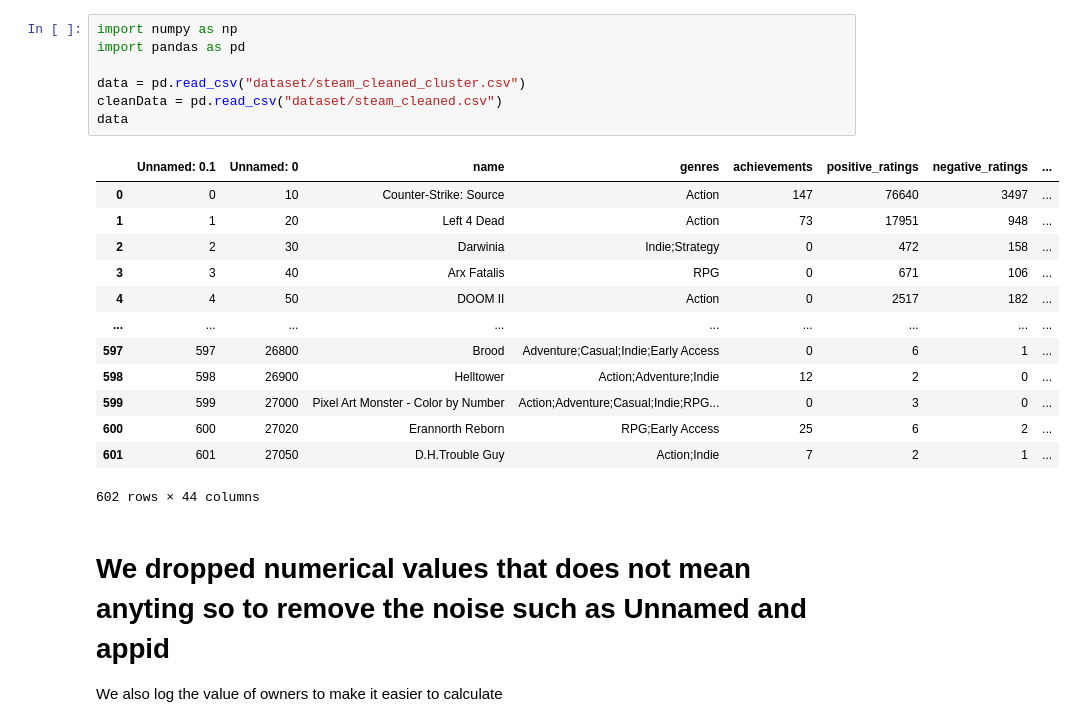
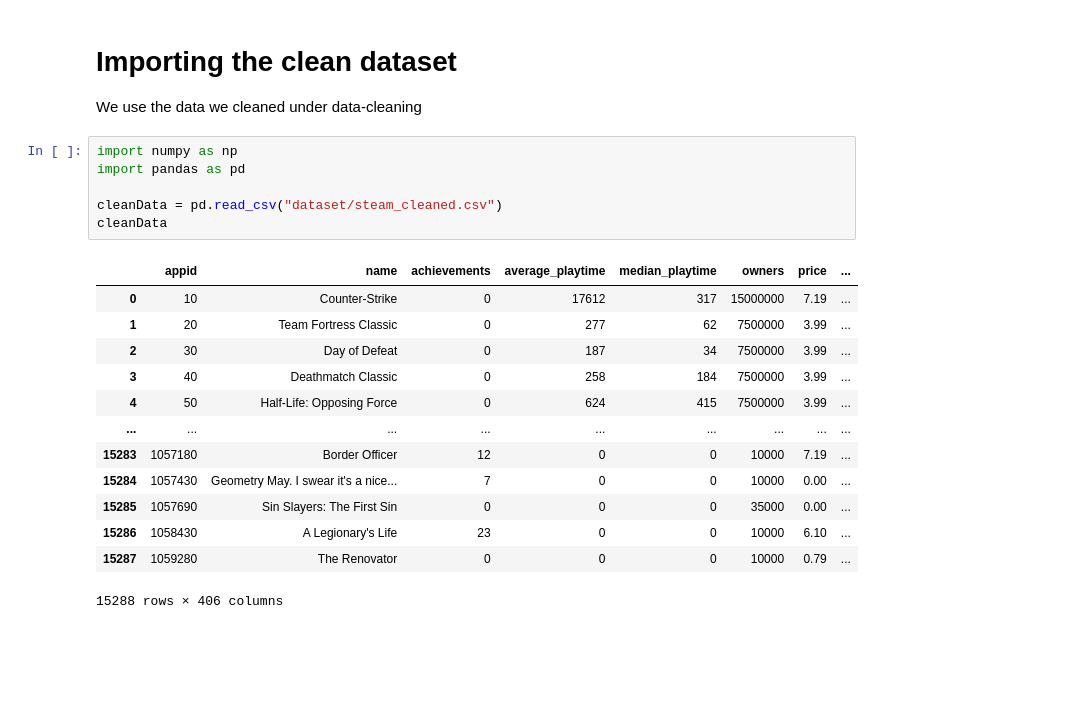
Before and after one commit to Lolfreak/Steam-Games-Analysis, a Jupyter notebook: MachineLearning.ipynb, the cells around one changed output. Saved outputs shown, nothing was run; the diff lists cells and outputs as text; blank space fills up the shorter version.

```diff
--- a/MachineLearning.ipynb
+++ b/MachineLearning.ipynb
@@ -1,24 +1,23 @@
+# %% [markdown]
+# Importing the clean dataset
+We use the data we cleaned under data-cleaning
 # %%
 import numpy as np
 import pandas as pd
 
-data = pd.read_csv("dataset/steam_cleaned_cluster.csv")
 cleanData = pd.read_csv("dataset/steam_cleaned.csv")
-data
+cleanData
 # %% [output]
-|  | Unnamed: 0.1 | Unnamed: 0 | name | genres | achievements | positive_ratings | negative_ratings | ... |
-| 0 | 0 | 10 | Counter-Strike: Source | Action | 147 | 76640 | 3497 | ... |
-| 1 | 1 | 20 | Left 4 Dead | Action | 73 | 17951 | 948 | ... |
-| 2 | 2 | 30 | Darwinia | Indie;Strategy | 0 | 472 | 158 | ... |
-| 3 | 3 | 40 | Arx Fatalis | RPG | 0 | 671 | 106 | ... |
-| 4 | 4 | 50 | DOOM II | Action | 0 | 2517 | 182 | ... |
+|  | appid | name | achievements | average_playtime | median_playtime | owners | price | ... |
+| 0 | 10 | Counter-Strike | 0 | 17612 | 317 | 15000000 | 7.19 | ... |
+| 1 | 20 | Team Fortress Classic | 0 | 277 | 62 | 7500000 | 3.99 | ... |
+| 2 | 30 | Day of Defeat | 0 | 187 | 34 | 7500000 | 3.99 | ... |
+| 3 | 40 | Deathmatch Classic | 0 | 258 | 184 | 7500000 | 3.99 | ... |
+| 4 | 50 | Half-Life: Opposing Force | 0 | 624 | 415 | 7500000 | 3.99 | ... |
 | ... | ... | ... | ... | ... | ... | ... | ... | ... |
-| 597 | 597 | 26800 | Brood | Adventure;Casual;Indie;Early Access | 0 | 6 | 1 | ... |
-| 598 | 598 | 26900 | Helltower | Action;Adventure;Indie | 12 | 2 | 0 | ... |
-| 599 | 599 | 27000 | Pixel Art Monster - Color by Number | Action;Adventure;Casual;Indie;RPG... | 0 | 3 | 0 | ... |
-| 600 | 600 | 27020 | Erannorth Reborn | RPG;Early Access | 25 | 6 | 2 | ... |
-| 601 | 601 | 27050 | D.H.Trouble Guy | Action;Indie | 7 | 2 | 1 | ... |
+| 15283 | 1057180 | Border Officer | 12 | 0 | 0 | 10000 | 7.19 | ... |
+| 15284 | 1057430 | Geometry May. I swear it's a nice... | 7 | 0 | 0 | 10000 | 0.00 | ... |
+| 15285 | 1057690 | Sin Slayers: The First Sin | 0 | 0 | 0 | 35000 | 0.00 | ... |
+| 15286 | 1058430 | A Legionary's Life | 23 | 0 | 0 | 10000 | 6.10 | ... |
+| 15287 | 1059280 | The Renovator | 0 | 0 | 0 | 10000 | 0.79 | ... |
-602 rows × 44 columns
+15288 rows × 406 columns
-# %% [markdown]
-# We dropped numerical values that does not mean anyting so to remove the noise such as Unnamed and appid
-We also log the value of owners to make it easier to calculate
```
Also changed, not shown: parts of 42 cells of this notebook.
